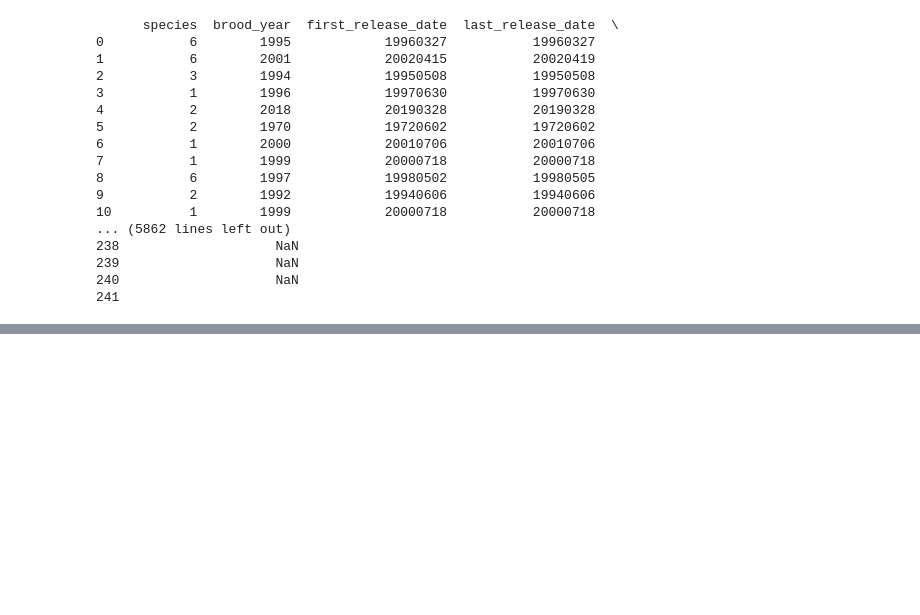
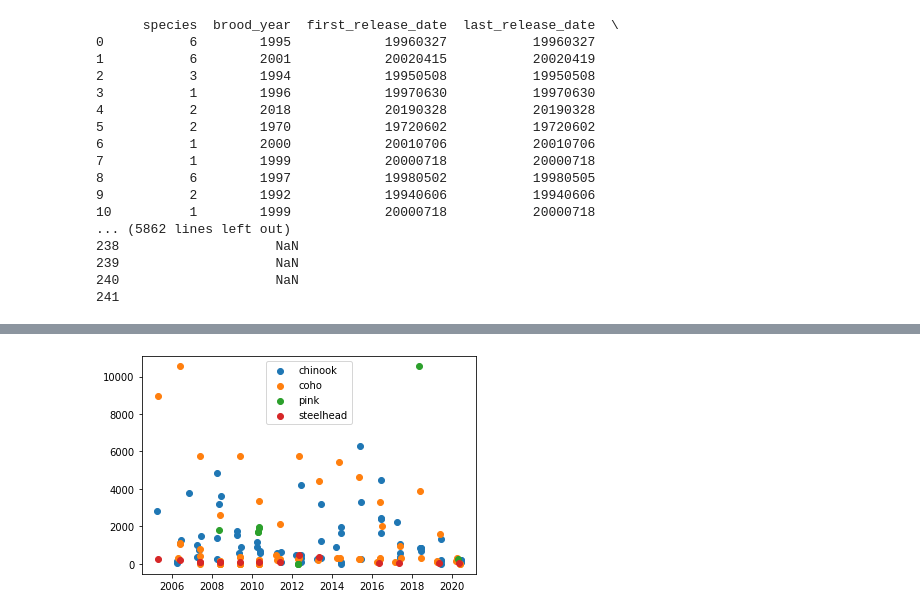
Before and after one commit to maria-kuruvilla/pied_piper, a Jupyter notebook: RMIS3.ipynb, the cells around one changed output, grey strips where cells are left out. Drawn from its saved outputs; the diff is of its cells as text; code cells hidden in the pictures; blank space fills up the shorter version.

```diff
--- a/RMIS3.ipynb
+++ b/RMIS3.ipynb
@@ -31,0 +72,9 @@ with pd.option_context('display.max_rows', None, 'display.max_columns', None):
+# %%
+#figures
+subset_df = subset_df.sort_values(by='first_release_date')
+for i in np.unique(subset_df['species_name']):
+    plt.scatter(subset_df['first_release_date'][subset_df['species_name']==i],
+            subset_df['untagged_unclipped'][subset_df['species_name']==i], label = i)
+    plt.legend()
+# %% [output]
+[figure, added]
```
Also changed, not shown: parts of 8 cells of this notebook.
